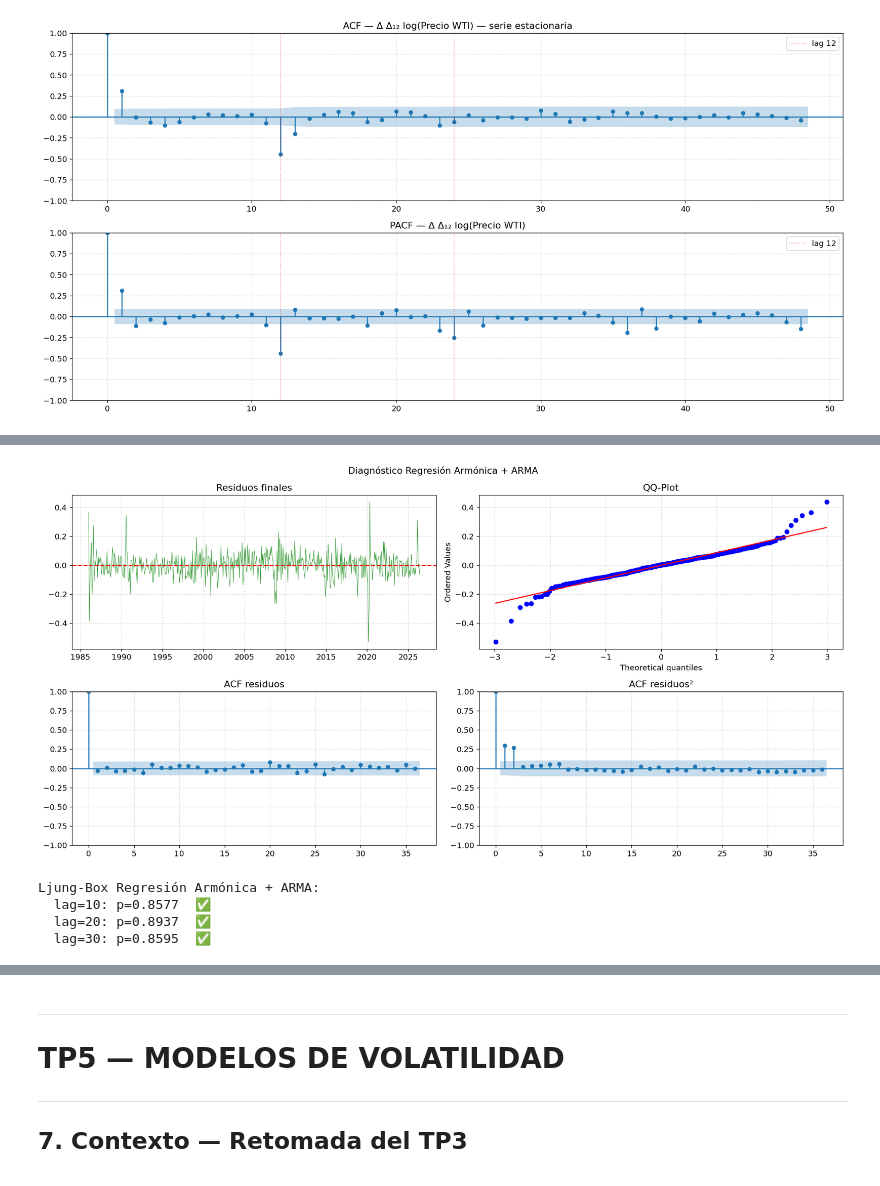
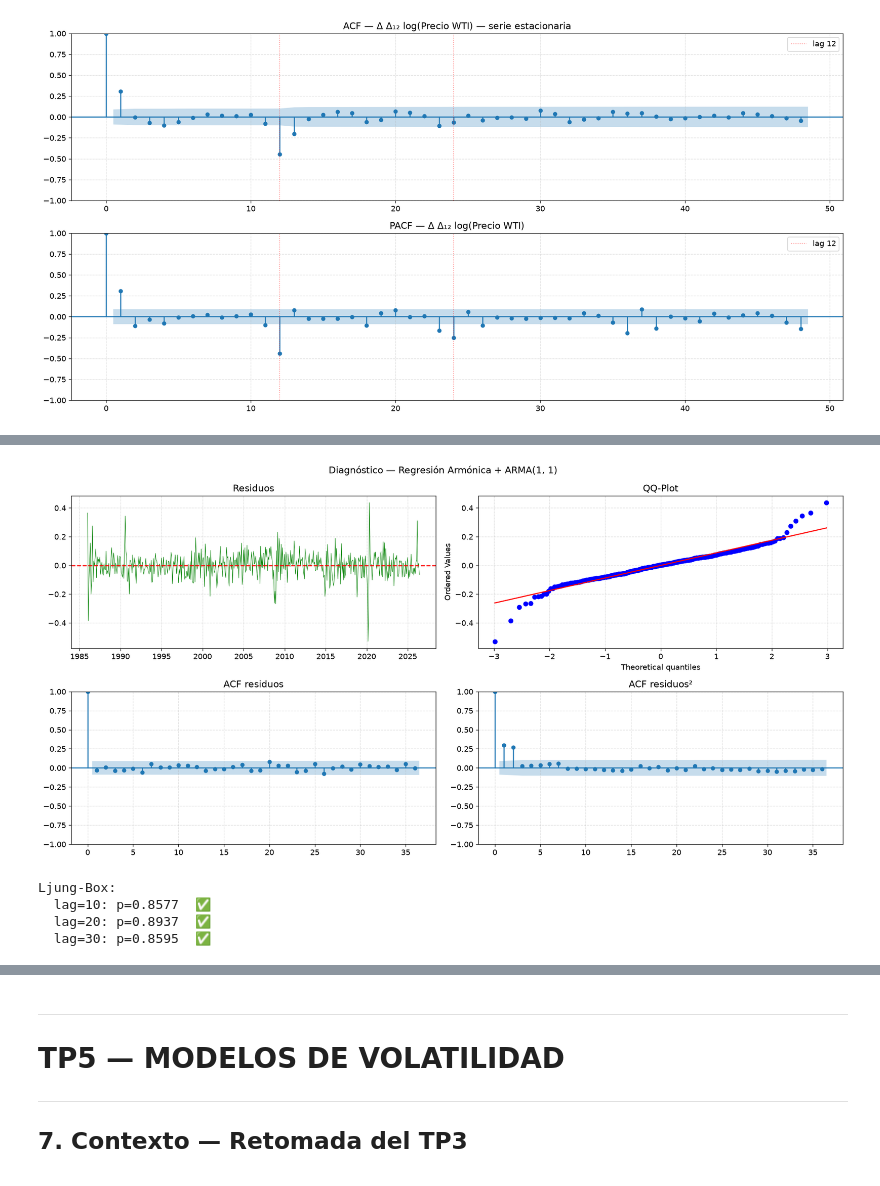
Before and after one commit to flopyromero/Proyecto-petr-leo-WTI-, a Jupyter notebook: tp4_tp5_wti.ipynb, the cells around one changed output, grey strips where cells are left out. Drawn from its saved outputs; the diff is of its cells as text; code cells hidden in the pictures.

```diff
--- a/tp4_tp5_wti.ipynb
+++ b/tp4_tp5_wti.ipynb
@@ -65,7 +60,8 @@ warnings.filterwarnings('ignore')
 ---
 ## 1. Carga y Preprocesamiento (idéntico a TP1–TP3)
 # %%
-FRED_API_KEY = userdata.get('FRED_API_KEY')
+load_dotenv()
+FRED_API_KEY = os.getenv('FRED_API_KEY')
 fred = Fred(api_key=FRED_API_KEY)
 
 wti_raw = fred.get_series('DCOILWTICO', observation_start='1986-01-01')
@@ -754,13 +653,0 @@ Coeficientes significativos (p<0.05): ['const', 'tendencia']
-# %%
-# --- Paso 2: Reajuste con solo coeficientes significativos ---
-# Siguiendo el procedimiento del apunte
-if len(sig_coefs) > 1:
-    cols_sig = [c for c in sig_coefs if c != 'const']
-    X_arm_red = sm.add_constant(X_arm[cols_sig])
-    reg_arm_red = sm.OLS(log_precio_mensual, X_arm_red).fit()
-    print('Regresión armónica reducida (solo coef. significativos):')
-    print(reg_arm_red.summary())
-    resid_arm = reg_arm_red.resid
-else:
-    print('Pocos coeficientes significativos — usando modelo completo.')
-    resid_arm = reg_arm_full.resid
@@ -835,38 +830,29 @@ Warnings:
 # %%
-# --- Diagnóstico del modelo armónico completo ---
-resid_arma_arm = m_arma_arm.resid.dropna()
-
+# Diagnóstico
 fig, axes = plt.subplots(2, 2, figsize=(16, 8))
-fig.suptitle('Diagnóstico Regresión Armónica + ARMA', fontsize=13)
-
-axes[0,0].plot(resid_arma_arm, color='green', linewidth=0.6, alpha=0.8)
+fig.suptitle(f'Diagnóstico — Regresión Armónica + ARMA{mejor_pq_arm}', fontsize=13)
+axes[0,0].plot(resid_final, color='green', linewidth=0.6)
 axes[0,0].axhline(0, color='red', linestyle='--')
-axes[0,0].set_title('Residuos finales')
+axes[0,0].set_title('Residuos')
 axes[0,0].grid(True, linestyle='--', alpha=0.4)
-
-stats.probplot(resid_arma_arm, dist='norm', plot=axes[0,1])
+stats.probplot(resid_final, dist='norm', plot=axes[0,1])
 axes[0,1].set_title('QQ-Plot')
 axes[0,1].grid(True, linestyle='--', alpha=0.4)
-
-plot_acf(resid_arma_arm, lags=36, ax=axes[1,0], title='ACF residuos', alpha=0.05)
-axes[1,0].grid(True, linestyle='--', alpha=0.4)
-
-plot_acf(resid_arma_arm**2, lags=36, ax=axes[1,1],
-         title='ACF residuos²', alpha=0.05)
-axes[1,1].grid(True, linestyle='--', alpha=0.4)
-
+plot_acf(resid_final,    lags=36, ax=axes[1,0], title='ACF residuos',  alpha=0.05)
+plot_acf(resid_final**2, lags=36, ax=axes[1,1], title='ACF residuos²', alpha=0.05)
+for ax in axes[1]: ax.grid(True, linestyle='--', alpha=0.4)
 plt.tight_layout()
 plt.show()
 
-lb_arm = acorr_ljungbox(resid_arma_arm, lags=[10,20,30], return_df=True)
-print('Ljung-Box Regresión Armónica + ARMA:')
-for lag in [10, 20, 30]:
-    r = lb_arm.loc[lag]
-    sig = '❌' if r['lb_pvalue'] < 0.05 else '✅'
-    print(f'  lag={lag:2d}: p={r["lb_pvalue"]:.4f}  {sig}')
+# Ljung-Box
+lb = acorr_ljungbox(resid_final, lags=[10,20,30], return_df=True)
+print('Ljung-Box:')
+for lag in [10,20,30]:
+    r = lb.loc[lag]
+    print(f'  lag={lag}: p={r["lb_pvalue"]:.4f}  {"✅" if r["lb_pvalue"]>=0.05 else "❌"}')
 # %% [output]
-[figure, old version]
+[figure, new version]
-Ljung-Box Regresión Armónica + ARMA:
+Ljung-Box:
   lag=10: p=0.8577  ✅
   lag=20: p=0.8937  ✅
   lag=30: p=0.8595  ✅
```
Also changed, not shown: parts of 55 cells of this notebook.
